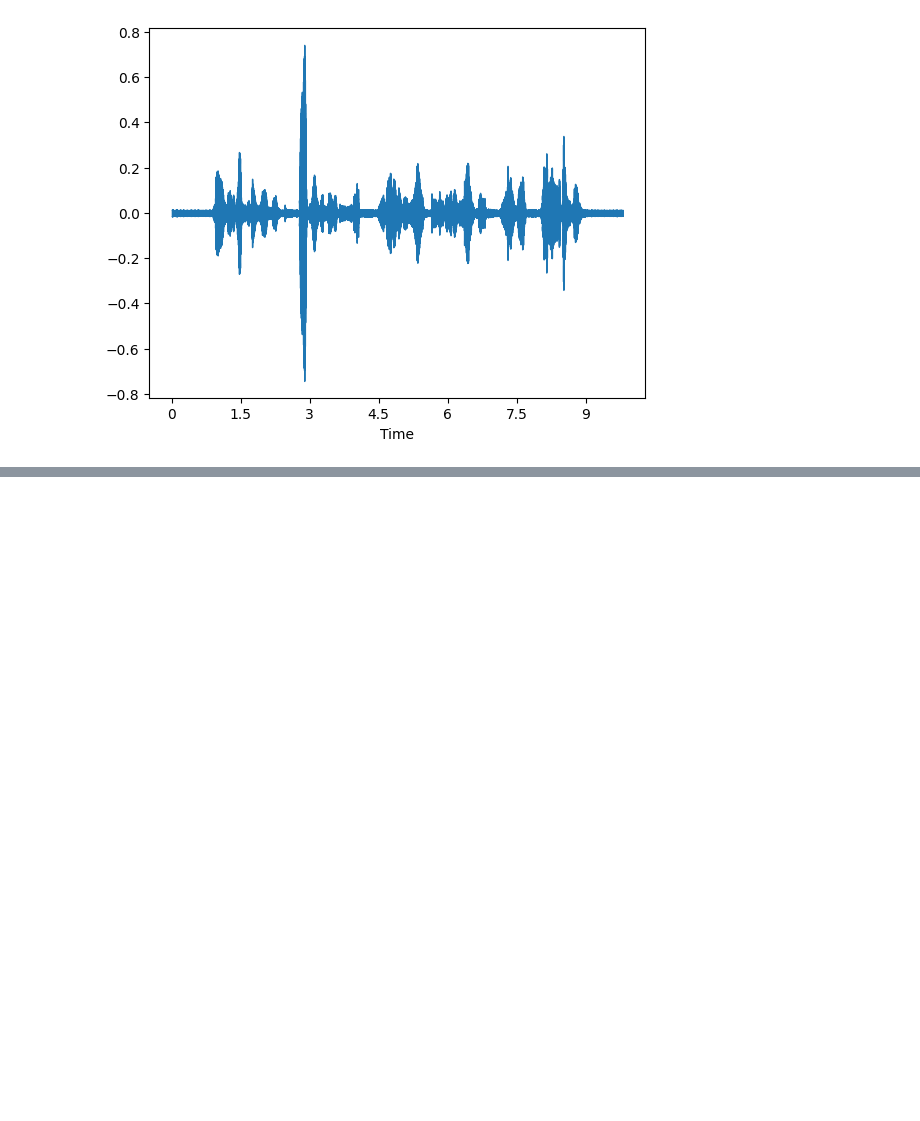
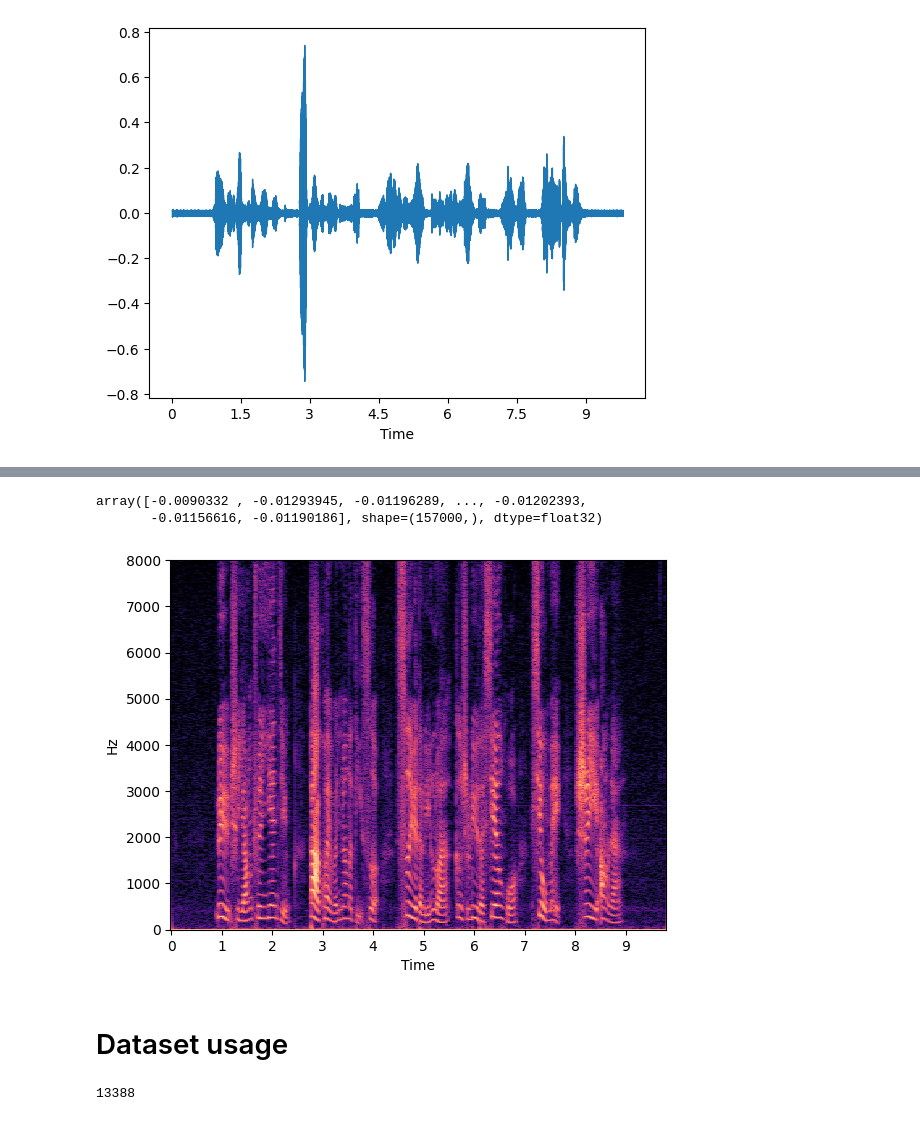
Before and after one commit to laoszu/si-tones, a Jupyter notebook: data_exploration.ipynb, the cells around one changed output, grey strips where cells are left out. Saved outputs shown, nothing was run; the diff lists cells and outputs as text; code cells hidden in the pictures; blank space fills up the shorter version.

Commit message:
Did a THCHS dataset model in the code

```diff
--- a/data_exploration.ipynb
+++ b/data_exploration.ipynb
@@ -103,0 +112,22 @@ array([-0.0090332 , -0.01293945, -0.01196289, ..., -0.01202393,
+# %%
+def show_spec(audio_path):
+    y, sr = lr.load(audio_path, sr=16000)
+    D = lr.amplitude_to_db(np.abs(lr.stft(y)), ref=np.max)
+
+    lr.display.specshow(D, y_axis='linear', x_axis='time', sr=sr)
+    return y
+show_spec("data_thchs30/data/A2_0.wav")
+# %% [output]
+array([-0.0090332 , -0.01293945, -0.01196289, ..., -0.01202393,
+       -0.01156616, -0.01190186], shape=(157000,), dtype=float32)
+[figure, added]
+# %% [markdown]
+# Dataset usage
+# %%
+from THCHS30Dataset import THCHS30Dataset
+
+dataset = THCHS30Dataset("data_thchs30/data")
+
+dataset.__len__()
+# %% [output]
+13388
```
Also changed, not shown: parts of 4 cells of this notebook, 5 other files.
